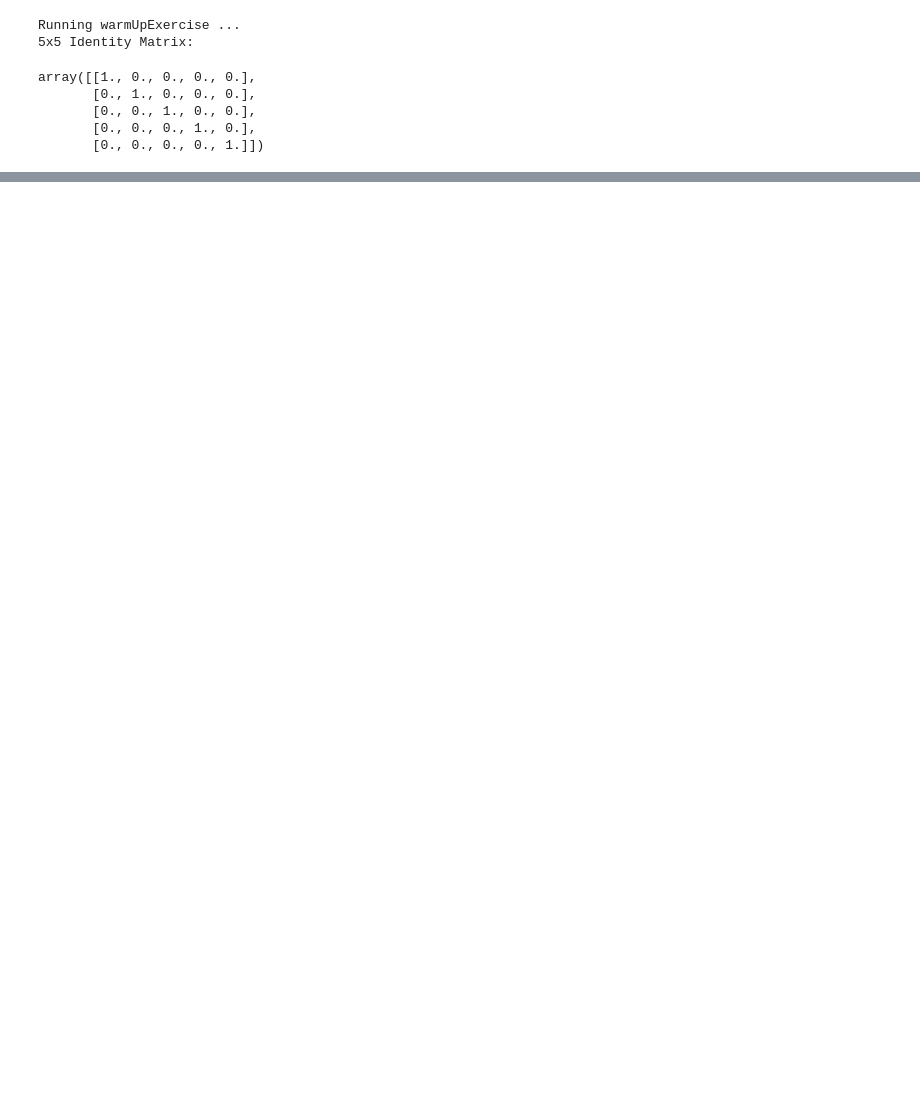
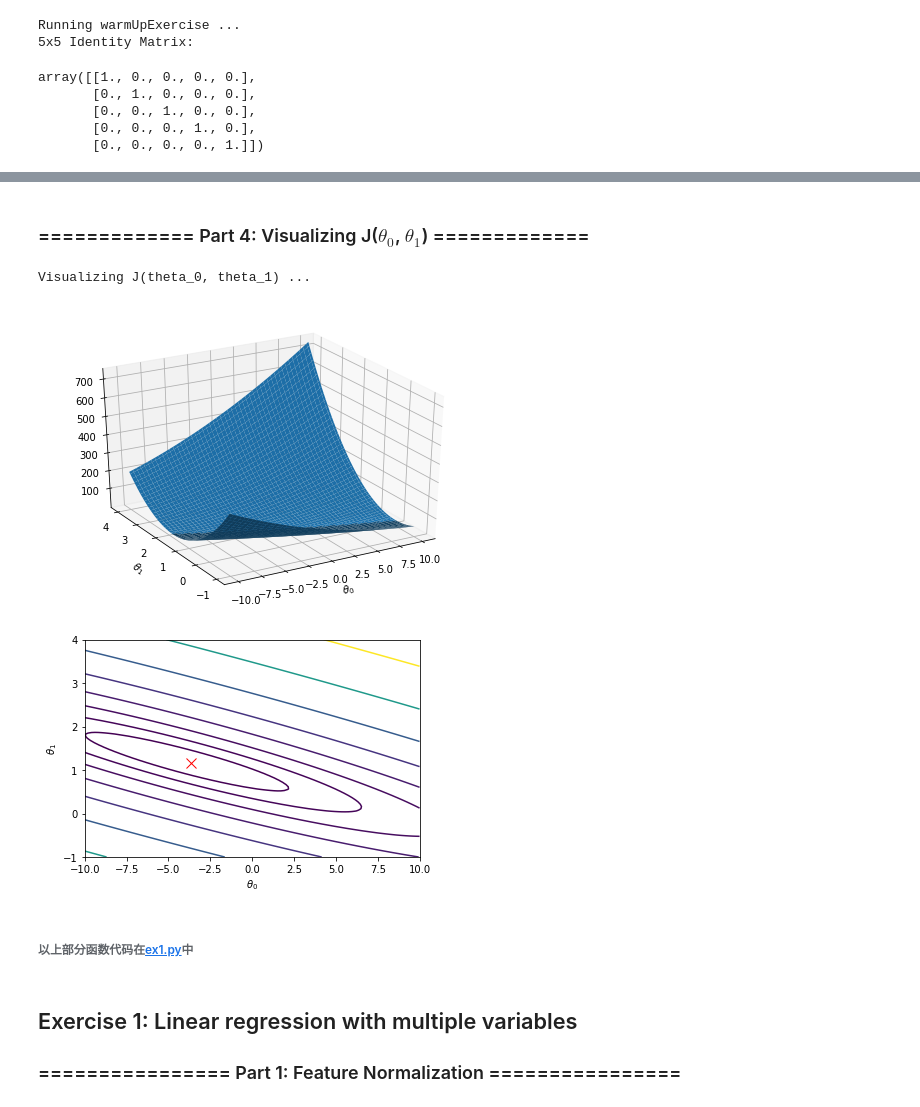
Before and after one commit to StevenPZChan/ml_dl_coursera_Andrew_Ng, a Jupyter notebook: machine-learning-ex1/ex1.ipynb, the cells around one changed output, grey strips where cells are left out. Drawn from its saved outputs; the diff is of its cells as text; code cells hidden in the pictures; blank space fills up the shorter version.

Commit message:
complete machine-learning-ex1

```diff
--- a/machine-learning-ex1/ex1.ipynb
+++ b/machine-learning-ex1/ex1.ipynb
@@ -80,0 +99,47 @@ NameError: name 'computeCost' is not defined
+# %% [markdown]
+### ============= Part 4: Visualizing J($\theta_0$, $\theta_1$) =============
+# %%
+print('Visualizing J(theta_0, theta_1) ...')
+
+# Grid over which we will calculate J
+theta0_vals = np.linspace(-10, 10, 100)
+theta1_vals = np.linspace(-1, 4, 100)
+
+# initialize J_vals to a matrix of 0's
+J_vals = np.zeros((len(theta0_vals), len(theta1_vals)));
+
+# Fill out J_vals
+for i in range(len(theta0_vals)):
+    for j in range(len(theta1_vals)):
+        t = np.array([[theta0_vals[i]], [theta1_vals[j]]])
+        J_vals[i, j] = computeCost(X, y, t)
+
+# Because of the way meshgrids work in the surf command, we need to
+# transpose J_vals before calling surf, or else the axes will be flipped
+theta0_vals, theta1_vals = np.meshgrid(theta0_vals, theta1_vals)
+J_vals = J_vals.transpose()
+# Surface plot
+from mpl_toolkits.mplot3d import Axes3D
+ax = Axes3D(plt.figure())
+ax.view_init(azim=-120)
+ax.plot_surface(theta0_vals, theta1_vals, J_vals)
+plt.xlabel(r'$\theta_0$')
+plt.ylabel(r'$\theta_1$')
+plt.show()
+
+# Contour plot
+# Plot J_vals as 15 contours spaced logarithmically between 0.01 and 100
+plt.contour(theta0_vals, theta1_vals, J_vals, np.logspace(-2, 3, 20))
+plt.xlabel(r'$\theta_0$')
+plt.ylabel(r'$\theta_1$')
+plt.plot(theta[0], theta[1], 'rx', MarkerSize=10, LineWidth=2)
+plt.show()
+# %% [output]
+Visualizing J(theta_0, theta_1) ...
+[figure, added]
+[figure, added]
+# %% [markdown]
+###### 以上部分函数代码在[ex1.py](https://github.com/StevenPZChan/ml_dl_coursera_Andrew_Ng/blob/master/machine-learning-ex1/ex1.py)中
+# %% [markdown]
+## Exercise 1: Linear regression with multiple variables
+### ================ Part 1: Feature Normalization ================
```
Also changed, not shown: parts of 19 cells of this notebook, 33 other files.
